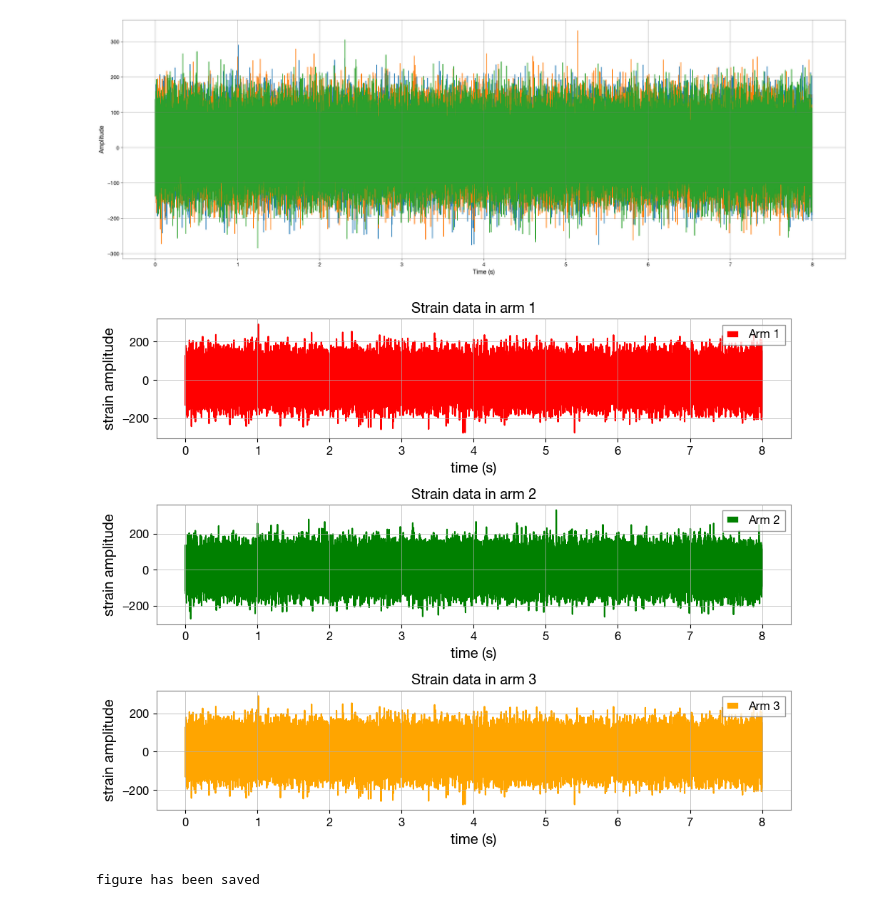
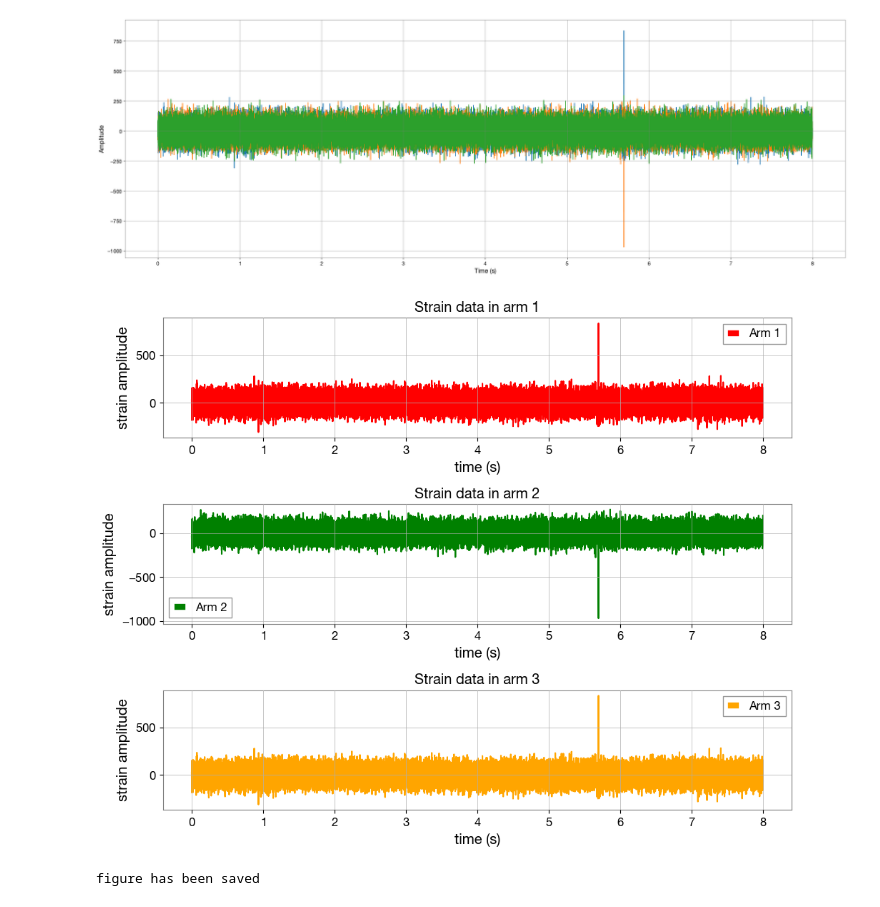
Before and after one commit to marcdugu/ML_CosmicStrings_project, a Jupyter notebook: Plot_test/DataPlot.ipynb, the cells around one changed output. Cells and saved outputs as stored; diff of their text form; code cells hidden in the pictures.

```diff
--- a/Plot_test/DataPlot.ipynb
+++ b/Plot_test/DataPlot.ipynb
@@ -12,11 +7,18 @@ data_2 = np.load(path_2)
+# %%
+#Specify the path to the file
+relative_folder = "../mockdata"
+file_name = "injection_wf0.npy"
+
+file_path = os.path.join(relative_folder, file_name)
+data = np.load(file_path)
 # %%
 
 #Plot the strain as a function of time
-DataPlot.combined_plots_together(data_1)
+DataPlot.combined_plots_together(data)
 
-DataPlot.individual_plots(data_1)
+DataPlot.individual_plots(data)
 # %% [output]
-[figure, old version]
+[figure, new version]
-[figure, old version]
+[figure, new version]
 # %%
 #plot the spectogram
```
Also changed, not shown: parts of 3 cells of this notebook, 27 other files.
